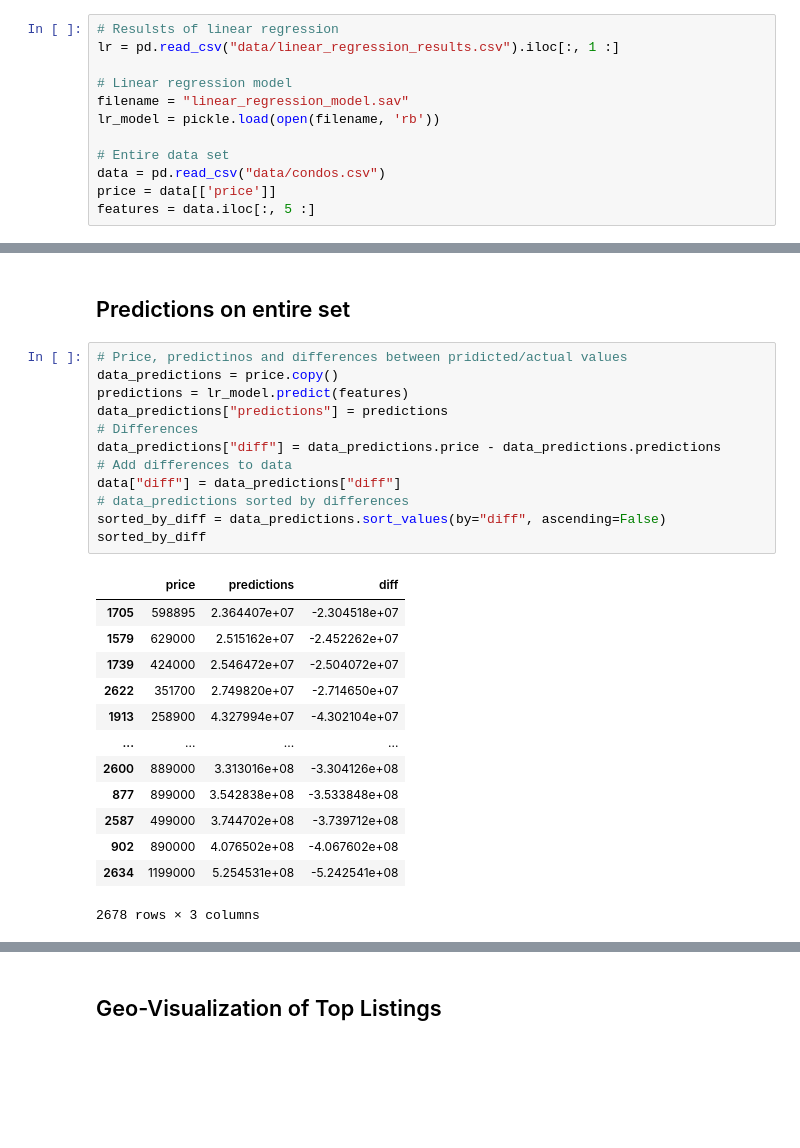
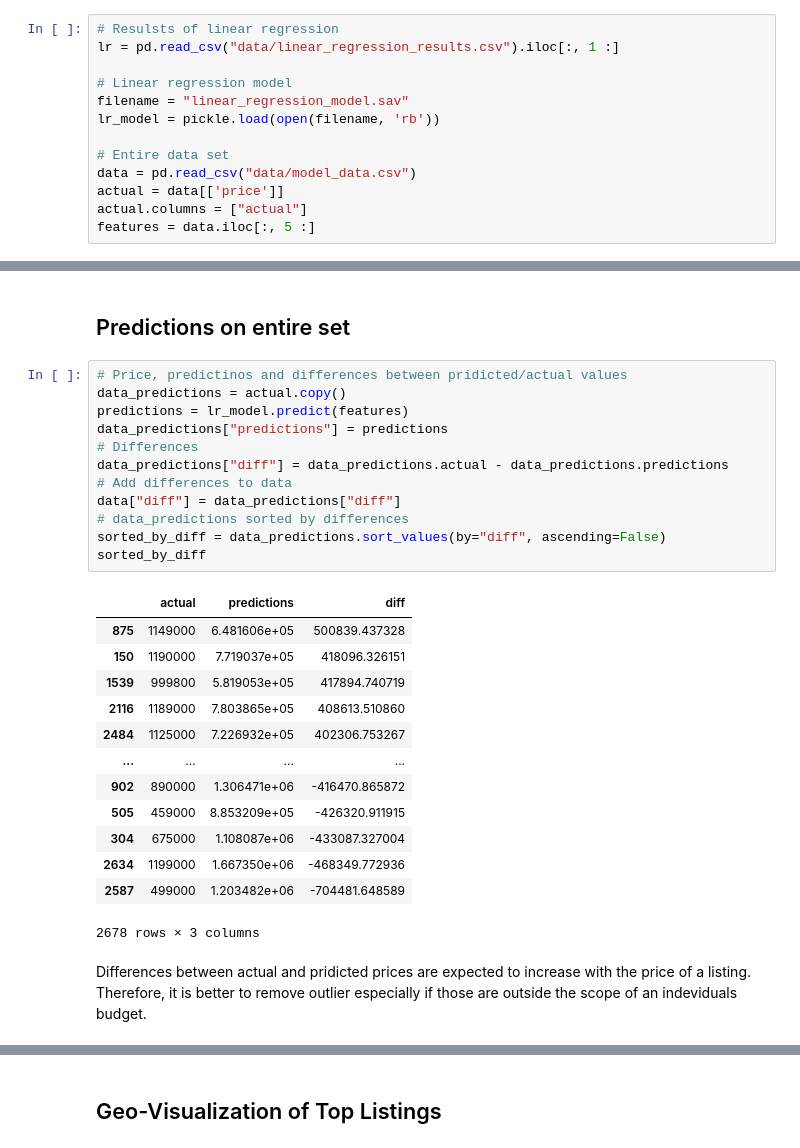
Before and after one commit to Jahnic/Portfolio, a Jupyter notebook: RealEstate/visualizations.ipynb, the cells around one changed output, grey strips where cells are left out. Saved outputs shown, nothing was run; the diff lists cells and outputs as text; blank space fills up the shorter version.

```diff
--- a/RealEstate/visualizations.ipynb
+++ b/RealEstate/visualizations.ipynb
@@ -30,8 +30,9 @@ filename = "linear_regression_model.sav"
 lr_model = pickle.load(open(filename, 'rb'))
 
 # Entire data set
-data = pd.read_csv("data/condos.csv")
-price = data[['price']]
+data = pd.read_csv("data/model_data.csv")
+actual = data[['price']]
+actual.columns = ["actual"]
 features = data.iloc[:, 5 :]
 # %%
 # Regression plot
@@ -53,27 +54,29 @@ From the previous figures it seemed that 1.2 million dollars might be a good cut
 ## Predictions on entire set
 # %%
 # Price, predictinos and differences between pridicted/actual values
-data_predictions = price.copy()
+data_predictions = actual.copy()
 predictions = lr_model.predict(features)
 data_predictions["predictions"] = predictions
 # Differences
-data_predictions["diff"] = data_predictions.price - data_predictions.predictions
+data_predictions["diff"] = data_predictions.actual - data_predictions.predictions
 # Add differences to data
 data["diff"] = data_predictions["diff"]
 # data_predictions sorted by differences
 sorted_by_diff = data_predictions.sort_values(by="diff", ascending=False)
 sorted_by_diff
 # %% [output]
-|  | price | predictions | diff |
-| 1705 | 598895 | 2.364407e+07 | -2.304518e+07 |
-| 1579 | 629000 | 2.515162e+07 | -2.452262e+07 |
-| 1739 | 424000 | 2.546472e+07 | -2.504072e+07 |
-| 2622 | 351700 | 2.749820e+07 | -2.714650e+07 |
-| 1913 | 258900 | 4.327994e+07 | -4.302104e+07 |
+|  | actual | predictions | diff |
+| 875 | 1149000 | 6.481606e+05 | 500839.437328 |
+| 150 | 1190000 | 7.719037e+05 | 418096.326151 |
+| 1539 | 999800 | 5.819053e+05 | 417894.740719 |
+| 2116 | 1189000 | 7.803865e+05 | 408613.510860 |
+| 2484 | 1125000 | 7.226932e+05 | 402306.753267 |
 | ... | ... | ... | ... |
-| 2600 | 889000 | 3.313016e+08 | -3.304126e+08 |
-| 877 | 899000 | 3.542838e+08 | -3.533848e+08 |
-| 2587 | 499000 | 3.744702e+08 | -3.739712e+08 |
-| 902 | 890000 | 4.076502e+08 | -4.067602e+08 |
-| 2634 | 1199000 | 5.254531e+08 | -5.242541e+08 |
+| 902 | 890000 | 1.306471e+06 | -416470.865872 |
+| 505 | 459000 | 8.853209e+05 | -426320.911915 |
+| 304 | 675000 | 1.108087e+06 | -433087.327004 |
+| 2634 | 1199000 | 1.667350e+06 | -468349.772936 |
+| 2587 | 499000 | 1.203482e+06 | -704481.648589 |
 2678 rows × 3 columns
+# %% [markdown]
+Differences between actual and pridicted prices are expected to increase with the price of a listing. Therefore, it is better to remove outlier especially if those are outside the scope of an indeviduals budget.
```
Also changed, not shown: parts of 33 cells of this notebook.
